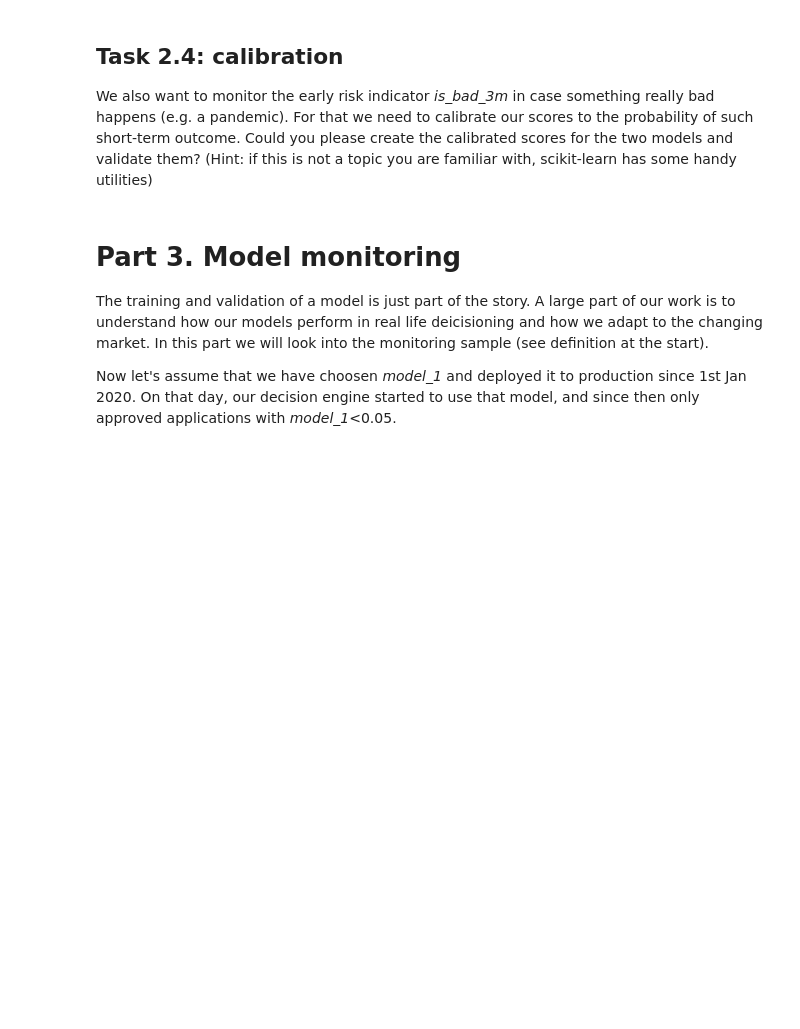
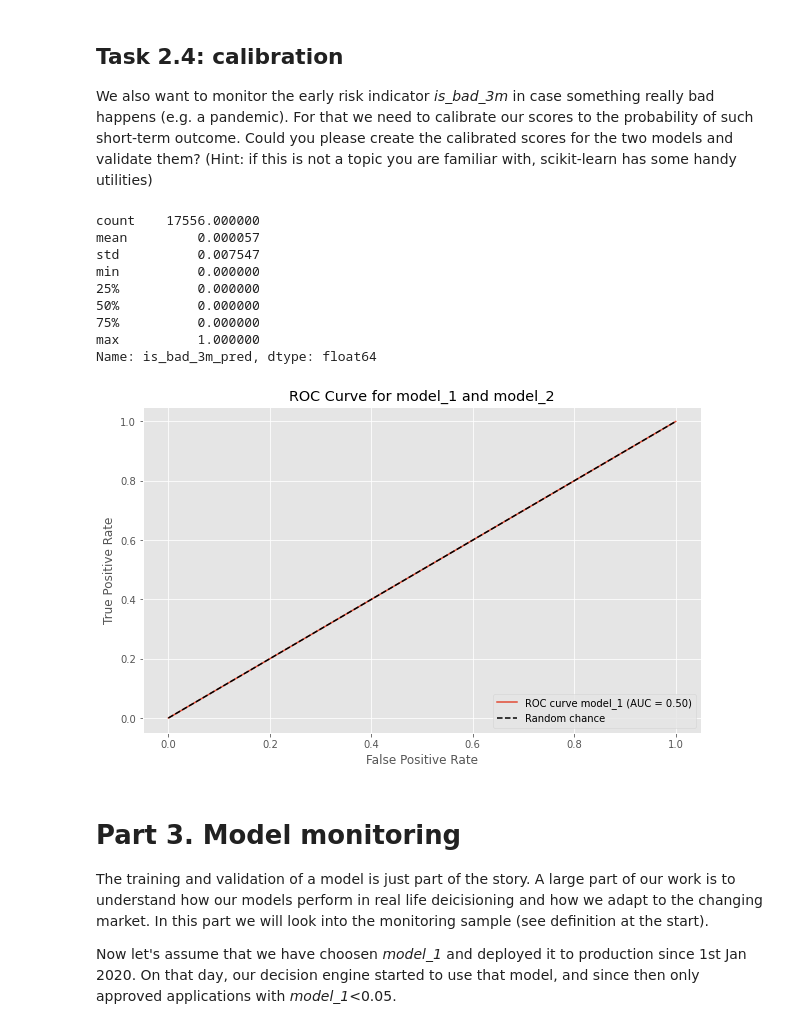
Before and after one commit to FelixHoeschle/m_take_home, a Jupyter notebook: felix_hoschle_take_home.ipynb, the cells around one changed output. Drawn from its saved outputs; the diff is of its cells as text; code cells hidden in the pictures; blank space fills up the shorter version.

```diff
--- a/felix_hoschle_take_home.ipynb
+++ b/felix_hoschle_take_home.ipynb
@@ -502,6 +507,49 @@ Text(0.5, 1.0, 'Actual bad rate and predicted bad rate per model_1 score decile'
 ## Task 2.4: calibration
 
 We also want to monitor the early risk indicator *is_bad_3m* in case something really bad happens (e.g. a pandemic). For that we need to calibrate our scores to the probability of such short-term outcome. Could you please create the calibrated scores for the two models and validate them? (Hint: if this is not a topic you are familiar with, scikit-learn has some handy utilities)
+# %%
+# Not sure if I am doing this right, but I woud just predict is_bad_3m based on the model_1 and model_2 scores
+
+ap_df_development = ap_df.query('sample=="development"')
+ap_df_monitoring = ap_df.query('sample=="monitoring"')
+ap_df_post_deployment = ap_df.query('sample=="post_deployment"')
+
+# Run logistic regression on model_1 and model_2 with is_bad_3m as target
+# Results: Model 1 is better than model 2
+X_train = ap_df_development[['model_1', 'model_2']]
+X_test = ap_df_monitoring[['model_1', 'model_2']]
+y_train = ap_df_development['is_bad_3m']
+y_test = ap_df_monitoring['is_bad_3m']
+
+lr = LogisticRegression()
+lr.fit(X_train, y_train)
+
+print(ap_df_monitoring['is_bad_3m_pred'].describe())
+
+# RoC curve of new model
+auc_score, fpr, tpr, thresholds, _, _ = classification_power(df=ap_df_monitoring, target='is_bad_3m', score='is_bad_3m_pred')
+
+# Plot the ROC curve
+plt.figure(figsize=(10, 6))
+plt.plot(fpr, tpr, label=f'ROC curve model_1 (AUC = {auc_score:.2f})')
+plt.plot([0, 1], [0, 1], 'k--', label='Random chance')
+plt.xlabel('False Positive Rate')
+plt.ylabel('True Positive Rate')
+plt.title('ROC Curve for model_1 and model_2')
+plt.legend(loc='lower right')
+plt.grid(True)
+plt.show()
+# %% [output]
+count    17556.000000
+mean         0.000057
+std          0.007547
+min          0.000000
+25%          0.000000
+50%          0.000000
+75%          0.000000
+max          1.000000
+Name: is_bad_3m_pred, dtype: float64
+[figure, added]
 # %% [markdown]
 # Part 3. Model monitoring
 
```
Also changed, not shown: parts of 12 cells of this notebook.
